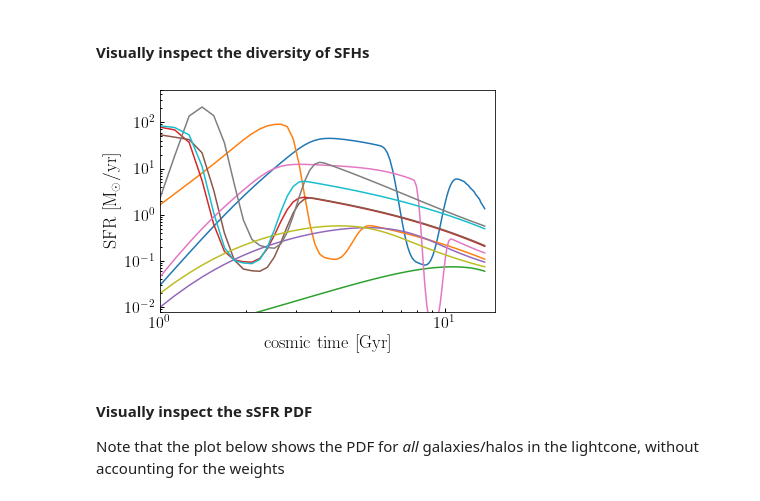
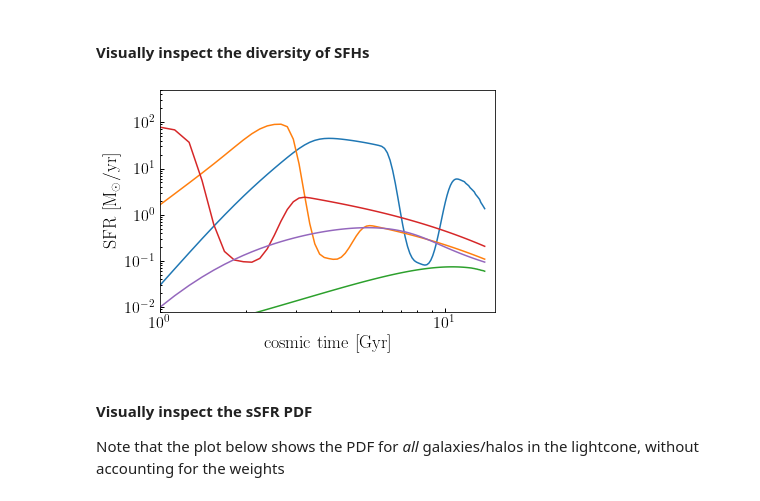
Before and after one commit to ArgonneCPAC/diffsky, a Jupyter notebook: docs/source/demo_diffsky_lightcone.ipynb, the cells around one changed output. Drawn from its saved outputs; the diff is of its cells as text; code cells hidden in the pictures.

```diff
--- a/docs/source/demo_diffsky_lightcone.ipynb
+++ b/docs/source/demo_diffsky_lightcone.ipynb
@@ -85,18 +73,18 @@ leg = ax.legend()
 # %%
 fig, ax = plt.subplots(1, 1)
 yscale = ax.set_yscale('log')
 ylim = ax.set_ylim(8e-3, 5e2)
 xscale = ax.set_xscale('log')
 xlim = ax.set_xlim(1, 15)
 
-n_plot = 10
+n_plot = 5
 for i in range(n_plot):
-    __=ax.plot(lc_data.t_table, sed_info.sfh_table[i, :])
+    __=ax.plot(lc_data.t_table, sed_info['sfh_table'][i, :])
 
 xlabel = ax.set_xlabel(r'${\rm cosmic\ time\ [Gyr]}$')
 ylabel = ax.set_ylabel(r'${\rm SFR\ [M_{\odot}/yr]}$')
 # %% [output]
-[figure, old version]
+[figure, new version]
 # %% [markdown]
 #### Visually inspect the sSFR PDF
 
```
Also changed, not shown: parts of 8 cells of this notebook, 2 other files.
